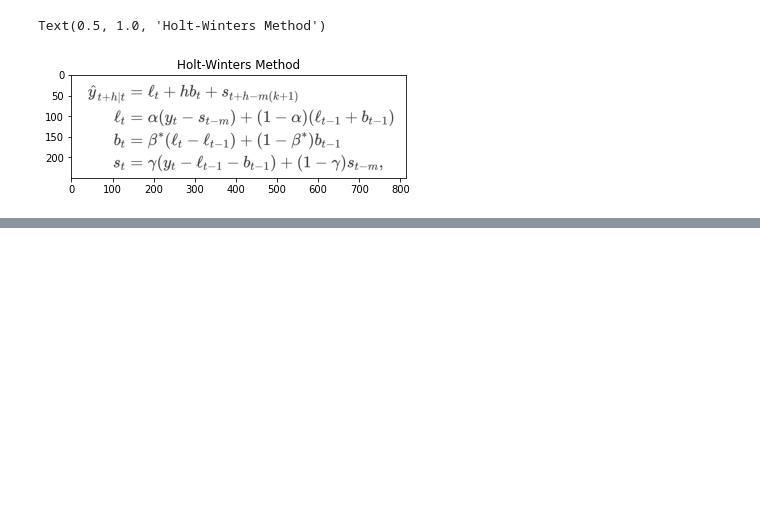
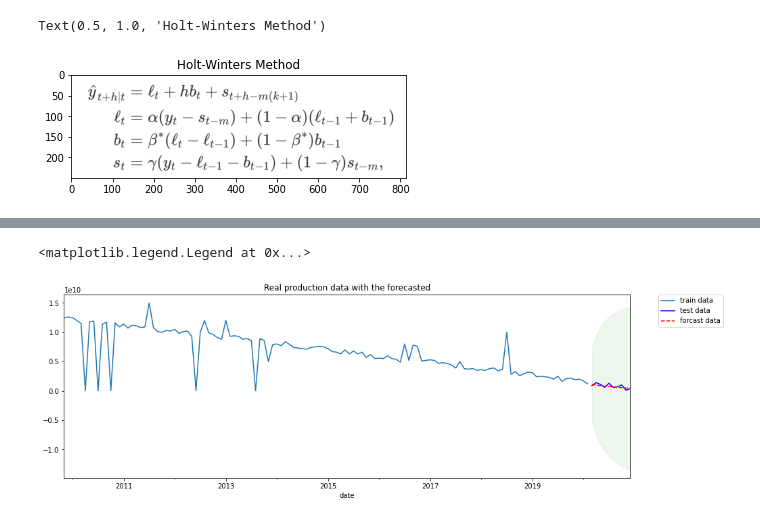
Before and after one commit to f6ew/capstone, a Jupyter notebook: wall.ipynb, the cells around one changed output, grey strips where cells are left out. Saved outputs shown, nothing was run; the diff lists cells and outputs as text; code cells hidden in the pictures; blank space fills up the shorter version.

```diff
--- a/wall.ipynb
+++ b/wall.ipynb
@@ -69,0 +72,3 @@ Text(0.5, 1.0, 'Holt-Winters Method')
+# %%
+train_ts = wall.iloc[:-10]
+test_ts = wall.iloc[-10:]
@@ -69,0 +82,4 @@ Text(0.5, 1.0, 'Holt-Winters Method')
+# %%
+mod = sm.tsa.SARIMAX(train_ts['pd'], order=(1, 0, 0), trend=None)
+res = mod.fit()
+print(res.summary())
@@ -69,0 +118,17 @@ Text(0.5, 1.0, 'Holt-Winters Method')
+# %%
+fig, ax = plt.subplots(figsize=(15, 5))
+
+# Plot the data (here we are subsetting it to get a better look at the forecasts)
+train_ts['pd'].plot(ax=ax, label='train data')
+test_ts['pd'].plot(ax=ax, c='b',  label="test data")
+plt.title('Real production data with the forecasted') # subplot 211 title
+
+# Construct the forecasts
+fcast = res.get_forecast(steps=10).summary_frame()
+fcast['mean'].plot(ax=ax, style='r--', label="forcast data")
+ax.fill_between(fcast.index, fcast['mean_ci_lower'], fcast['mean_ci_upper'], color='g', alpha=0.07);
+plt.legend(bbox_to_anchor=(1.05, 1),
+                         loc='upper left', borderaxespad=0.)
+# %% [output]
+<matplotlib.legend.Legend at 0x...>
+[figure, added]
```
Also changed, not shown: parts of 5 cells of this notebook.
